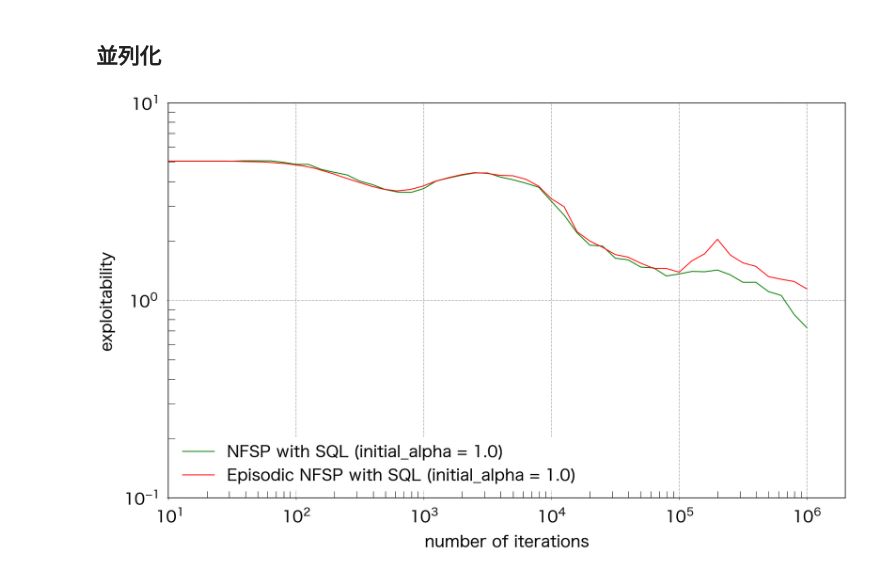
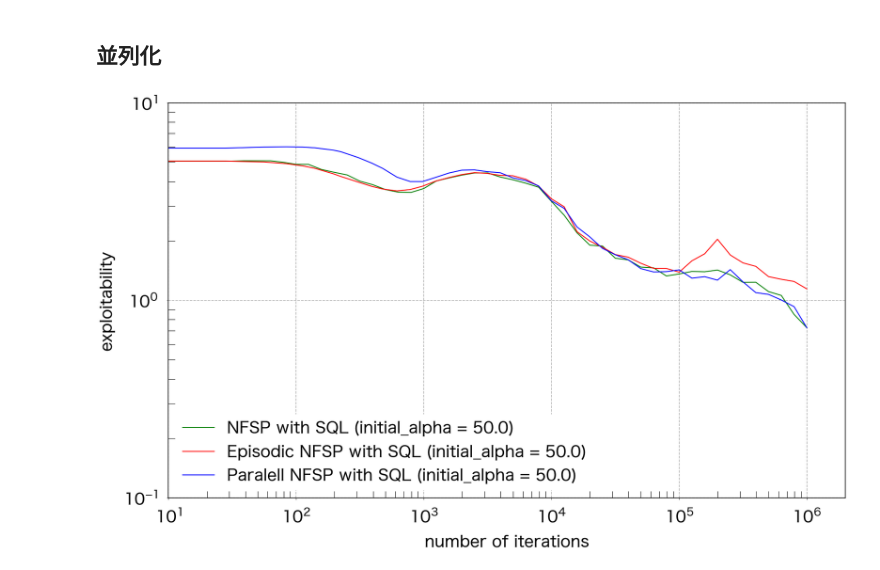
Before and after one commit to yusuke-sk/cfr, a Jupyter notebook: Other/Make_png/jupyter_notebook/leduc_poker_2players.ipynb, the cells around one changed output. Cells and saved outputs as stored; diff of their text form; code cells hidden in the pictures.

Commit message:
leduc poker parallel

```diff
--- a/Other/Make_png/jupyter_notebook/leduc_poker_2players.ipynb
+++ b/Other/Make_png/jupyter_notebook/leduc_poker_2players.ipynb
@@ -120,30 +120,30 @@ plt.savefig("../png/leduc_poker_{}players_all_method.png".format(NUM_PLAYERS))
 # %%
 df_1 = pd.read_csv("../output/Leduc_poker/{}players/DB_for_42_NFSP_sql_50.0_True.csv".format(NUM_PLAYERS))
 df_2 = pd.read_csv("../output/Leduc_poker/{}players/DB_for_42_NFSP_sql_50.0_episode.csv".format(NUM_PLAYERS))
-#df_3 = pd.read_csv("../output/Leduc_poker/{}players/DB_for_42_NFSP_sql_1.0_DataCollect.csv".format(NUM_PLAYERS))
+df_3 = pd.read_csv("../output/Leduc_poker/{}players/DB_for_42_NFSP_sql_50.0_DataCollect.csv".format(NUM_PLAYERS))
 
 
 plt.rcParams["font.size"] = 35
 plt.figure(figsize=(24,15))
-plt.plot(df_1.iteration, df_1.exploitability_for_42_sql, label="NFSP with SQL (initial_alpha = 1.0)" , lw=2, color="g")
-plt.plot(df_2.iteration, df_2.exploitability_for_42_sql, label="Episodic NFSP with SQL (initial_alpha = 1.0)", lw=2, color="r")
-#plt.plot(df_3.iteration, df_3.exploitability_for_42_sql, label="Paralell NFSP with SQL (initial_alpha = 1.0)", lw=2, color="b")
+plt.plot(df_1.iteration, df_1.exploitability_for_42_sql, label="NFSP with SQL (initial_alpha = 50.0)" , lw=2, color="g")
+plt.plot(df_2.iteration, df_2.exploitability_for_42_sql, label="Episodic NFSP with SQL (initial_alpha = 50.0)", lw=2, color="r")
+plt.plot(df_3.iteration, df_3.exploitability_for_42_sql, label="Paralell NFSP with SQL (initial_alpha = 50.0)", lw=2, color="b")
 
 plt.xscale('log')
 plt.yscale('log')
 plt.xlabel('number of iterations', labelpad=20)
 plt.ylabel('exploitability', labelpad=20)
 plt.legend(loc = "lower left", facecolor="white", edgecolor="white", framealpha=1)
 plt.grid(linestyle = "--", linewidth = 1.5)
 plt.gca().spines["top"].set_linewidth(1.5)
 plt.gca().spines["left"].set_linewidth(1.5)
 plt.gca().spines["bottom"].set_linewidth(1.5)
 plt.gca().spines["right"].set_linewidth(1.5)
 plt.xlim(10)
 plt.tick_params(pad=20)
 plt.ylim(0.1,10)
 plt.tight_layout()
 plt.tick_params(width = 1, length = 15, which = "minor", direction = "in")
-#plt.savefig("../png/leduc_poker_{}players_whether_parallel.png".format(NUM_PLAYERS))
+plt.savefig("../png/leduc_poker_{}players_whether_parallel.png".format(NUM_PLAYERS))
 # %% [output]
-[figure, old version]
+[figure, new version]
```
Also changed, not shown: 11 other files.
